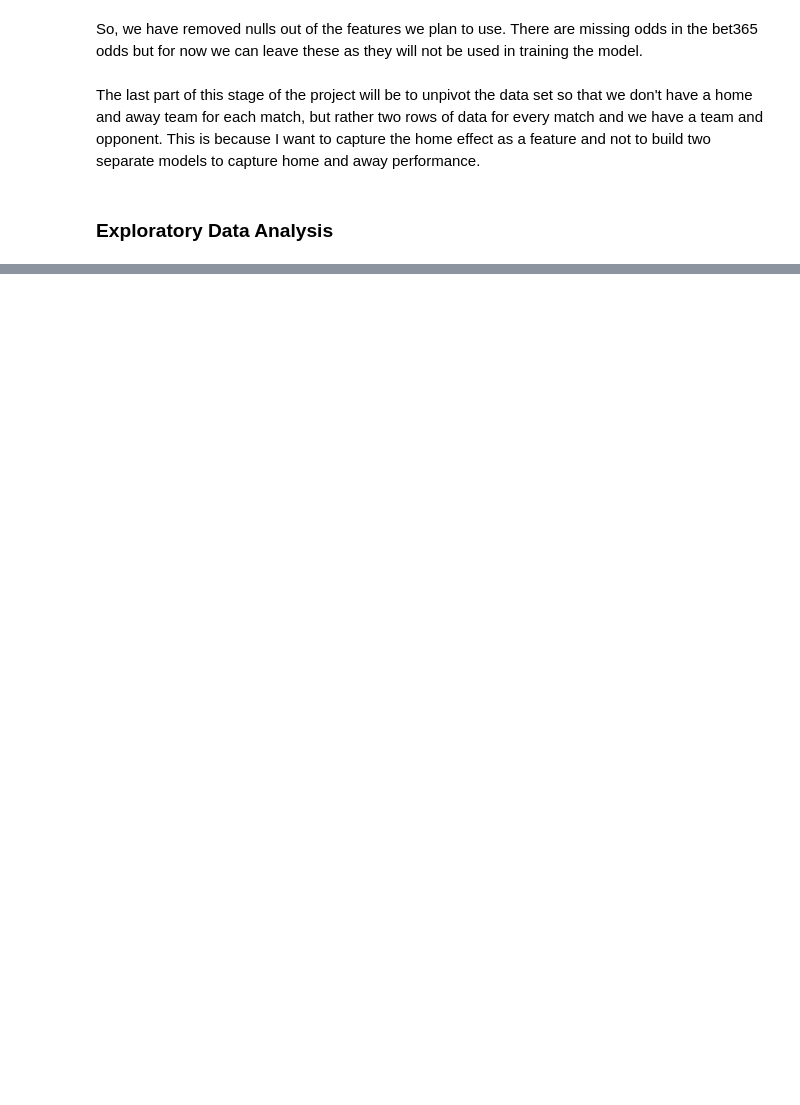
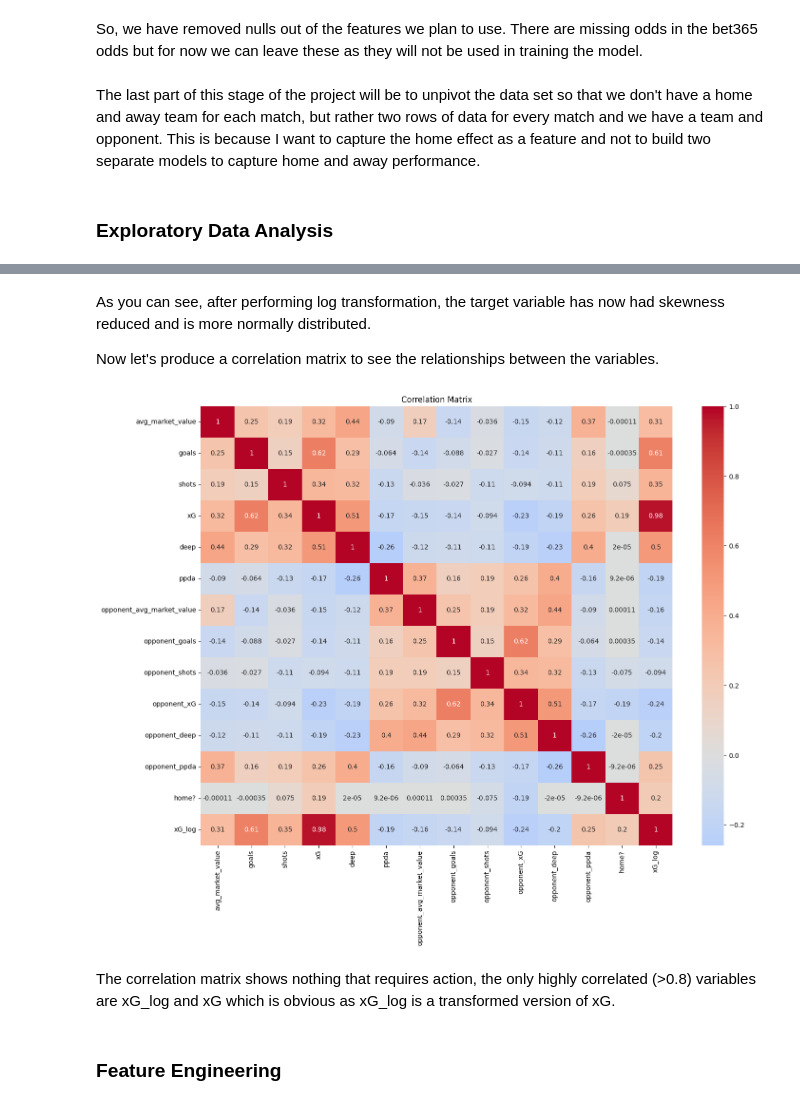
Before and after one commit to louis-porter/predicting_football_match_outcomes, a Jupyter notebook: match_outcome_study.ipynb, the cells around one changed output, grey strips where cells are left out. Cells and saved outputs as stored; diff of their text form; code cells hidden in the pictures; blank space fills up the shorter version.

Commit message:
Log Transformed y

```diff
--- a/match_outcome_study.ipynb
+++ b/match_outcome_study.ipynb
@@ -238,0 +253,19 @@ Name: xG_y, dtype: float64
+# %% [markdown]
+As you can see, after performing log transformation, the target variable has now had skewness reduced and is more normally distributed.
+
+Now let's produce a correlation matrix to see the relationships between the variables.
+# %%
+import seaborn as sns
+
+correlation_matrix = df.drop(columns=["division", "season", "team", "opponent_team", "match_date"]).corr()
+
+plt.figure(figsize=(16,12))
+sns.heatmap(correlation_matrix, annot=True, cmap="coolwarm", center=0)
+plt.title('Correlation Matrix')
+plt.show()
+# %% [output]
+[figure, added]
+# %% [markdown]
+The correlation matrix shows nothing that requires action, the only highly correlated (>0.8) variables are xG_log and xG which is obvious as xG_log is a transformed version of xG.
+# %% [markdown]
+### Feature Engineering
```
Also changed, not shown: parts of 10 cells of this notebook.
